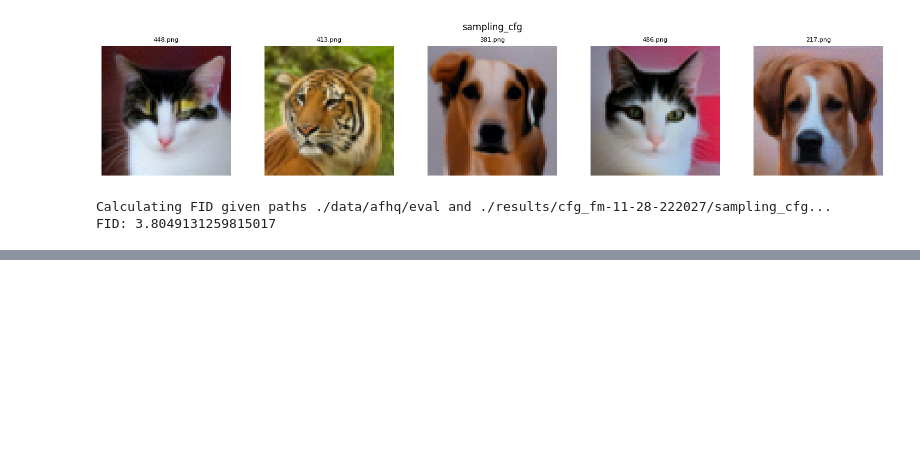
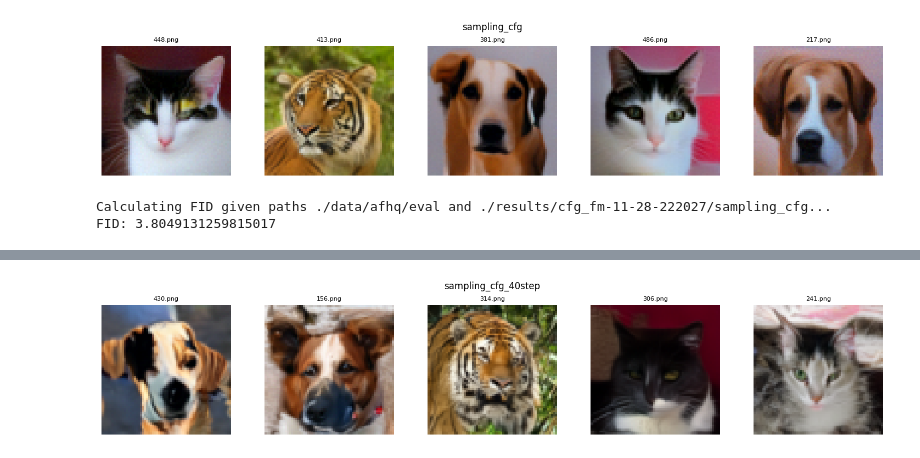
Before and after one commit to reproducepark/Diffusion-Assignment7-Flow, a Jupyter notebook: image_fm_todo/sample.ipynb, the cells around one changed output, grey strips where cells are left out. Drawn from its saved outputs; the diff is of its cells as text; code cells hidden in the pictures; blank space fills up the shorter version.

```diff
--- a/image_fm_todo/sample.ipynb
+++ b/image_fm_todo/sample.ipynb
@@ -42,0 +127,37 @@ FID: 3.8049131259815017
+# %%
+import os
+import glob
+import random
+import matplotlib.pyplot as plt
+from PIL import Image
+
+def list_images(dir_path, exts=(".png")):
+    files = [p for p in glob.glob(os.path.join(dir_path, "*")) if os.path.splitext(p)[1].lower() in exts]
+    return files
+
+def show_random_images(dir_path, n=5, title=None):
+    files = list_images(dir_path)
+    k = min(n, len(files))
+    sampled = random.sample(files, k) if len(files) >= k else files
+
+    fig, axes = plt.subplots(1, k, figsize=(k * 3, 3))
+    if k == 1:
+        axes = [axes]
+    for ax, path in zip(axes, sampled):
+        img = Image.open(path)
+        ax.imshow(img)
+        ax.set_title(os.path.basename(path), fontsize=8)
+        ax.axis('off')
+    if title:
+        fig.suptitle(title)
+    plt.tight_layout()
+    plt.show()
+
+BASE = "/home/reproducepark/workspace/Diffusion-Assignment7-Flow"
+DIR_CFG = os.path.join(BASE, "image_fm_todo/results/cfg_fm-11-28-222027/sampling_cfg_40step")
+# DIR_NO_CFG = os.path.join(BASE, "image_fm_todo/results/cfg_fm-11-28-222027/sampling_nocfg")
+
+show_random_images(DIR_CFG, n=5, title="sampling_cfg_40step")
+# show_random_images(DIR_NO_CFG, n=5, title="sampling_nocfg")
+# %% [output]
+[figure, added]
```
Also changed, not shown: parts of 11 cells of this notebook, 2 other files.
